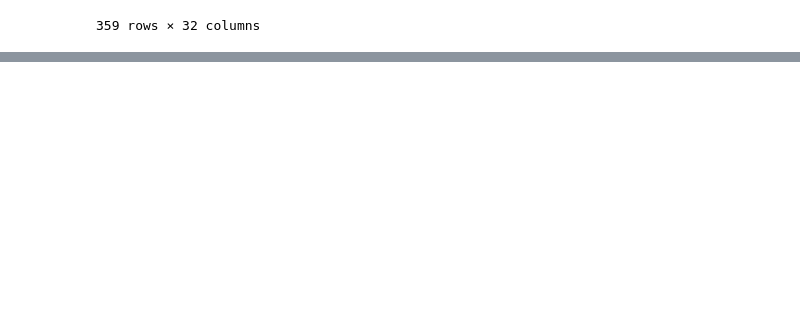
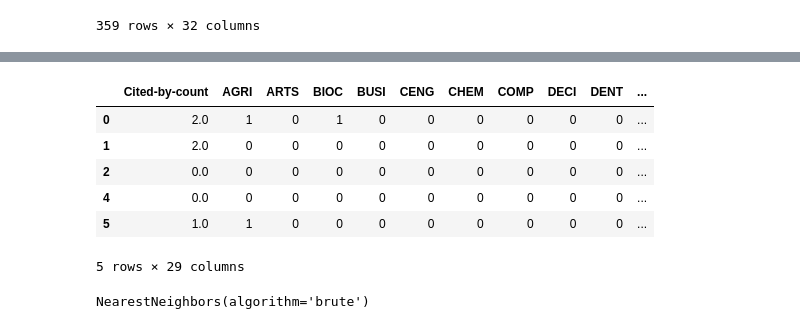
Before and after one commit to Mingpassawat/PaperRecommender, a Jupyter notebook: process.ipynb, the cells around one changed output, grey strips where cells are left out. Cells and saved outputs as stored; diff of their text form; code cells hidden in the pictures; blank space fills up the shorter version.

```diff
--- a/process.ipynb
+++ b/process.ipynb
@@ -224,0 +233,2 @@ df6.loc[df6['Subjects']=="COMP"].sort_values(by="Mean")
+# %%
+df6 = df5.drop(columns=['Tokenized', 'Keywords'])
@@ -224,0 +251,18 @@ df6.loc[df6['Subjects']=="COMP"].sort_values(by="Mean")
+# %%
+df7 = pd.concat([df4,df6], axis=1)
+X = df7.drop(columns=['File','Subjects','Keywords'])
+X.head()
+# %% [output]
+|  | Cited-by-count | AGRI | ARTS | BIOC | BUSI | CENG | CHEM | COMP | DECI | DENT | ... |
+| 0 | 2.0 | 1 | 0 | 1 | 0 | 0 | 0 | 0 | 0 | 0 | ... |
+| 1 | 2.0 | 0 | 0 | 0 | 0 | 0 | 0 | 0 | 0 | 0 | ... |
+| 2 | 0.0 | 0 | 0 | 0 | 0 | 0 | 0 | 0 | 0 | 0 | ... |
+| 4 | 0.0 | 0 | 0 | 0 | 0 | 0 | 0 | 0 | 0 | 0 | ... |
+| 5 | 1.0 | 1 | 0 | 0 | 0 | 0 | 0 | 0 | 0 | 0 | ... |
+5 rows × 29 columns
+# %%
+from sklearn.neighbors import NearestNeighbors
+neigh = NearestNeighbors(n_neighbors=5, algorithm='brute')
+neigh.fit(X)
+# %% [output]
+NearestNeighbors(algorithm='brute')
```
Also changed, not shown: parts of 7 cells of this notebook.
